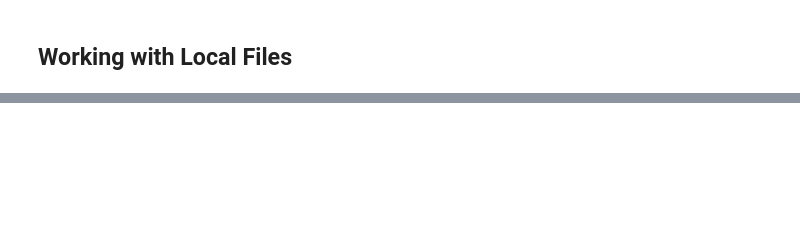
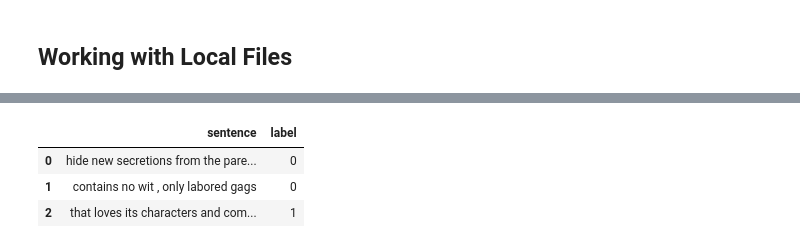
Before and after one commit to lanzhiwang/PacktPublishing-Mastering-Transformers, a Jupyter notebook: CH02/CH02b_Working_with_Datasets_Libary.ipynb, the cells around one changed output, grey strips where cells are left out. Cells and saved outputs as stored; diff of their text form; code cells hidden in the pictures; blank space fills up the shorter version.

```diff
--- a/CH02/CH02b_Working_with_Datasets_Libary.ipynb
+++ b/CH02/CH02b_Working_with_Datasets_Libary.ipynb
@@ -205,2 +514,11 @@ pd.DataFrame(data1["train"][:3])
+# %%
+import pandas as pd
+
+pd.DataFrame(data2["train"][:3])
+# %% [output]
+|  | sentence | label |
+| 0 | hide new secretions from the pare... | 0 |
+| 1 | contains no wit , only labored gags | 0 |
+| 2 | that loves its characters and com... | 1 |
 # %%
 pd.DataFrame(data3["test"][:3])
```
Also changed, not shown: parts of 88 cells of this notebook, 20 other files.
